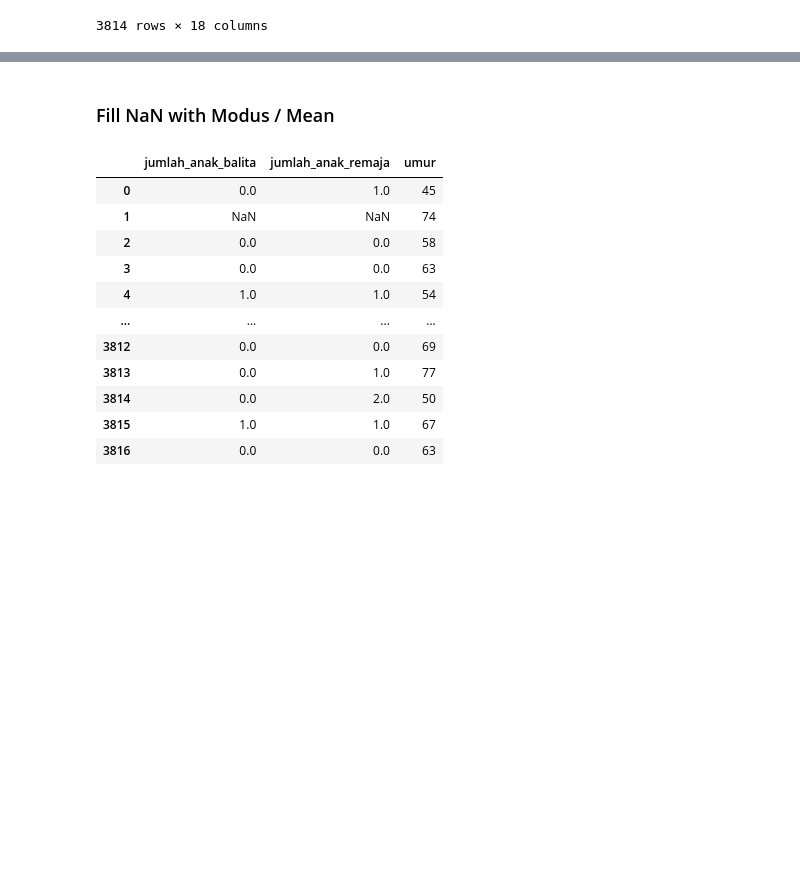
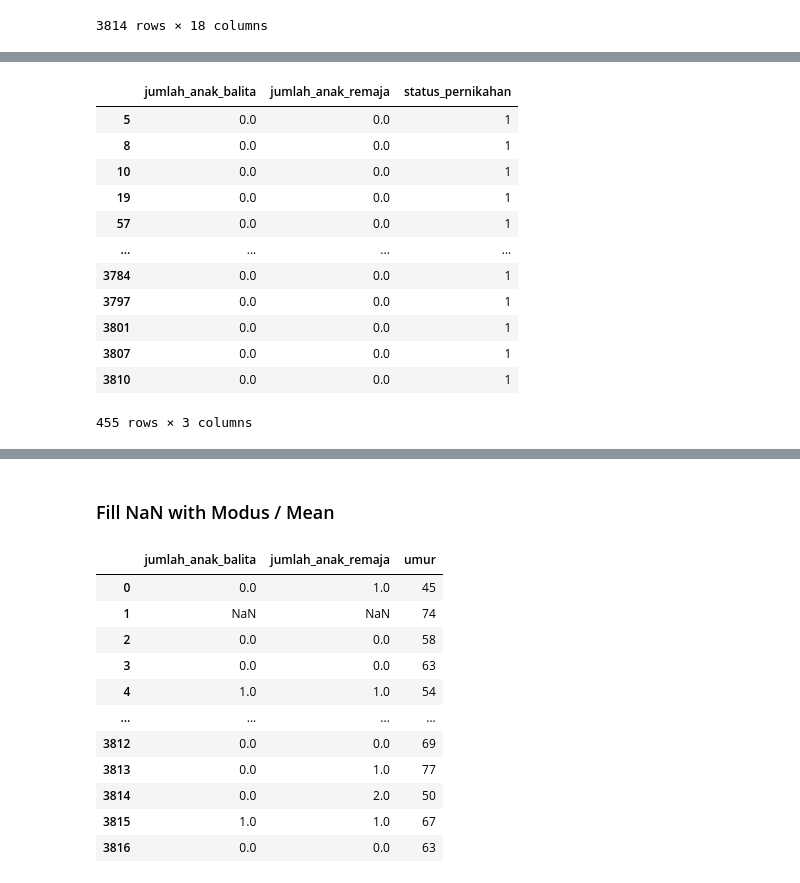
Before and after one commit to xylamaharani/FindIT-Kaggle-Competition, a Jupyter notebook: notebook.ipynb, the cells around one changed output, grey strips where cells are left out. Cells and saved outputs as stored; diff of their text form; code cells hidden in the pictures; blank space fills up the shorter version.

```diff
--- a/notebook.ipynb
+++ b/notebook.ipynb
@@ -300,0 +337,16 @@ merged_df
+# %%
+df_checking_nikah[(df_checking_nikah['status_pernikahan'] == 1) & ((df_checking_nikah['jumlah_anak_balita'] == 0) & (df_checking_nikah['jumlah_anak_remaja'] == 0))]
+# %% [output]
+|  | jumlah_anak_balita | jumlah_anak_remaja | status_pernikahan |
+| 5 | 0.0 | 0.0 | 1 |
+| 8 | 0.0 | 0.0 | 1 |
+| 10 | 0.0 | 0.0 | 1 |
+| 19 | 0.0 | 0.0 | 1 |
+| 57 | 0.0 | 0.0 | 1 |
+| ... | ... | ... | ... |
+| 3784 | 0.0 | 0.0 | 1 |
+| 3797 | 0.0 | 0.0 | 1 |
+| 3801 | 0.0 | 0.0 | 1 |
+| 3807 | 0.0 | 0.0 | 1 |
+| 3810 | 0.0 | 0.0 | 1 |
+455 rows × 3 columns
```
Also changed, not shown: parts of 5 cells of this notebook.
